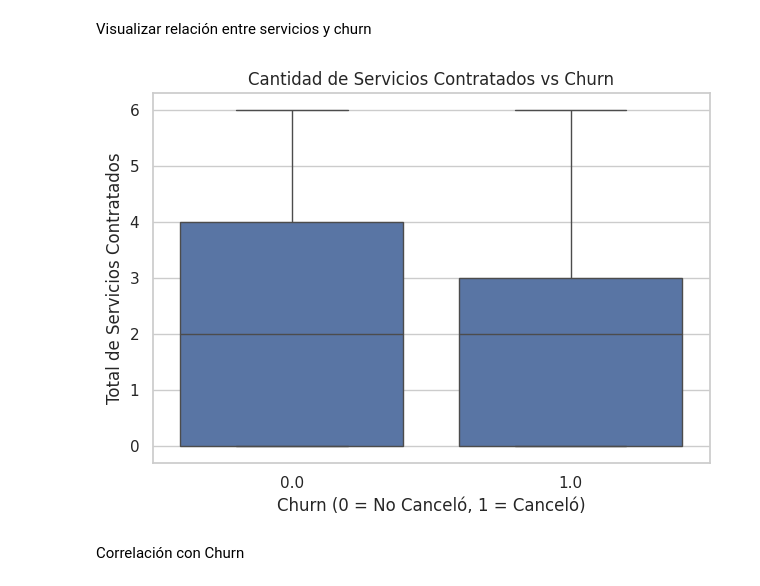
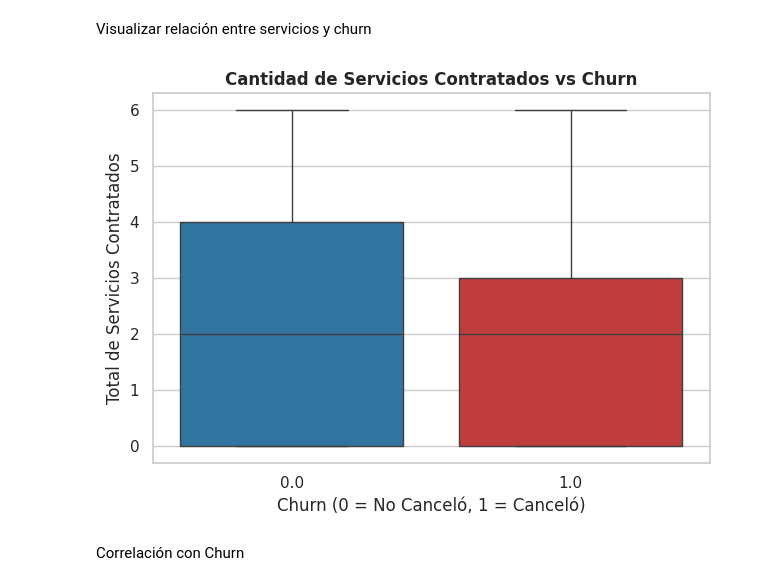
Before and after one commit to Zuzed22/Challenge-Telecom-X-an-lisis-de-evasi-n-de-clientes, a Jupyter notebook: TelecomX_LATAM.ipynb, the cells around one changed output. Saved outputs shown, nothing was run; the diff lists cells and outputs as text; code cells hidden in the pictures.

```diff
--- a/TelecomX_LATAM.ipynb
+++ b/TelecomX_LATAM.ipynb
@@ -653,4 +654,6 @@ servicios = [
     'Streaming', 'Peliculas_streaming']
 
 # Convertimos a 0/1 y sumamos
+df_clean = df_clean.copy()  # línea clave
+
 df_clean.loc[:, 'Total_servicios'] = df_clean[servicios].apply(lambda row: sum(row == 'Yes'), axis=1)
@@ -657,14 +681,31 @@ df_clean.loc[:, 'Total_servicios'] = df_clean[servicios].apply(lambda row: sum(r
 # %% [markdown]
 Visualizar relación entre servicios y churn
 # %%
-sns.boxplot(x='Churn', y='Total_servicios', data=df_clean)
-plt.title("Cantidad de Servicios Contratados vs Churn")
+import seaborn as sns
+import matplotlib.pyplot as plt
+
+# Paleta personalizada
+palette = {0: '#1f77b4', 1: '#d62728'}  # Azul = No Churn, Rojo = Churn
+
+# Boxplot con hue = x y legend = False (así lo exige seaborn ≥0.14)
+sns.set(style='whitegrid')
+sns.boxplot(
+    x='Churn',
+    y='Total_servicios',
+    data=df_clean,
+    hue='Churn',
+    palette=palette,
+    dodge=False,        # para que no se separen en dos grupos
+    legend=False        # ya está en el eje X
+)
+
+plt.title("Cantidad de Servicios Contratados vs Churn", fontsize=12, weight='bold')
 plt.xlabel("Churn (0 = No Canceló, 1 = Canceló)")
 plt.ylabel("Total de Servicios Contratados")
 plt.tight_layout()
 plt.show()
 # %% [output]
-[figure, old version]
+[figure, new version]
 # %% [markdown]
 Correlación con Churn
 # %%
```
Also changed, not shown: parts of 4 cells of this notebook.
